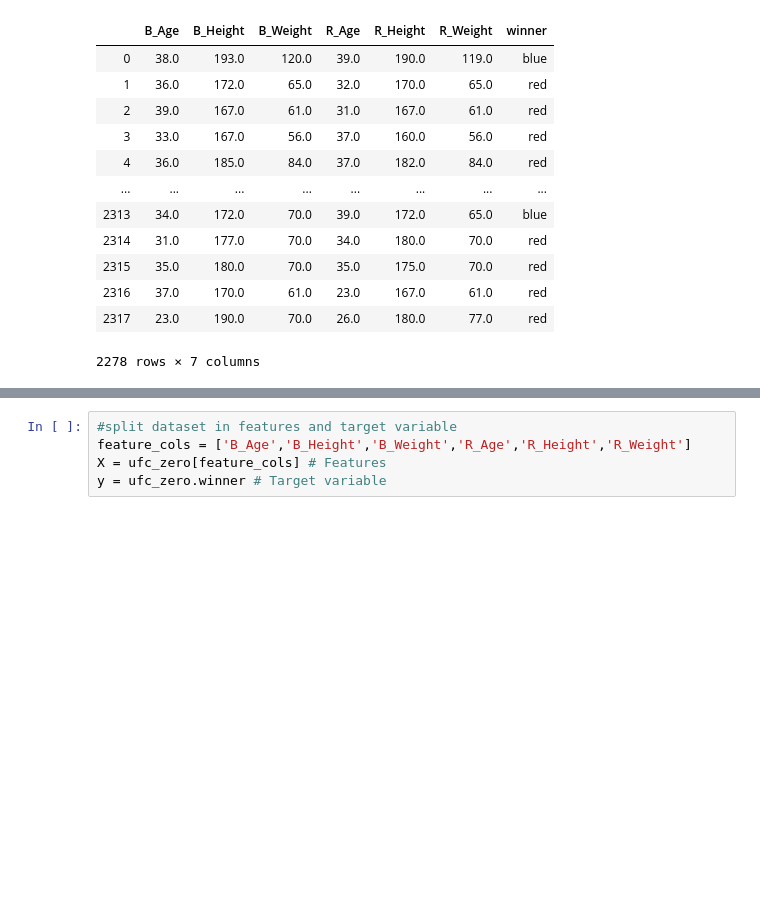
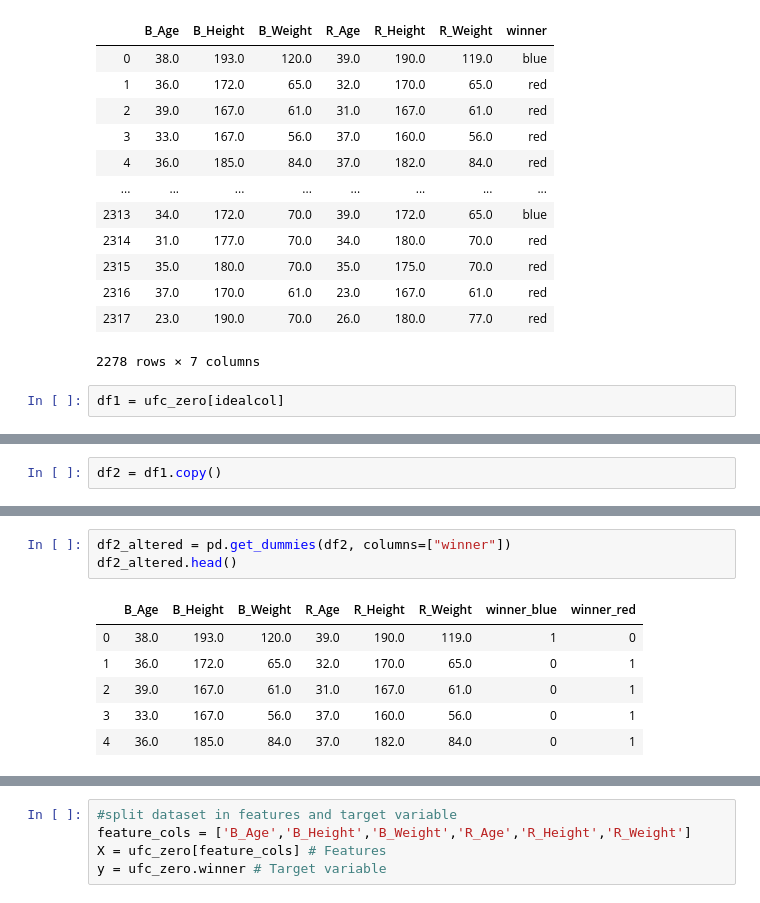
Before and after one commit to ncm103/the_final_project, a Jupyter notebook: jorge/ufc_battles/model 2.ipynb, the cells around one changed output, grey strips where cells are left out. Cells and saved outputs as stored; diff of their text form; blank space fills up the shorter version.

```diff
--- a/jorge/ufc_battles/model 2.ipynb
+++ b/jorge/ufc_battles/model 2.ipynb
@@ -60,3 +60,5 @@ ufc_zero[idealcol]
 | 2316 | 37.0 | 170.0 | 61.0 | 23.0 | 167.0 | 61.0 | red |
 | 2317 | 23.0 | 190.0 | 70.0 | 26.0 | 180.0 | 77.0 | red |
 2278 rows × 7 columns
+# %%
+df1 = ufc_zero[idealcol]
@@ -62,0 +81,2 @@ ufc_zero[idealcol]
+# %%
+df2 = df1.copy()
@@ -62,0 +99,10 @@ ufc_zero[idealcol]
+# %%
+df2_altered = pd.get_dummies(df2, columns=["winner"])
+df2_altered.head()
+# %% [output]
+|  | B_Age | B_Height | B_Weight | R_Age | R_Height | R_Weight | winner_blue | winner_red |
+| 0 | 38.0 | 193.0 | 120.0 | 39.0 | 190.0 | 119.0 | 1 | 0 |
+| 1 | 36.0 | 172.0 | 65.0 | 32.0 | 170.0 | 65.0 | 0 | 1 |
+| 2 | 39.0 | 167.0 | 61.0 | 31.0 | 167.0 | 61.0 | 0 | 1 |
+| 3 | 33.0 | 167.0 | 56.0 | 37.0 | 160.0 | 56.0 | 0 | 1 |
+| 4 | 36.0 | 185.0 | 84.0 | 37.0 | 182.0 | 84.0 | 0 | 1 |
```
Also changed, not shown: parts of 7 cells of this notebook.
